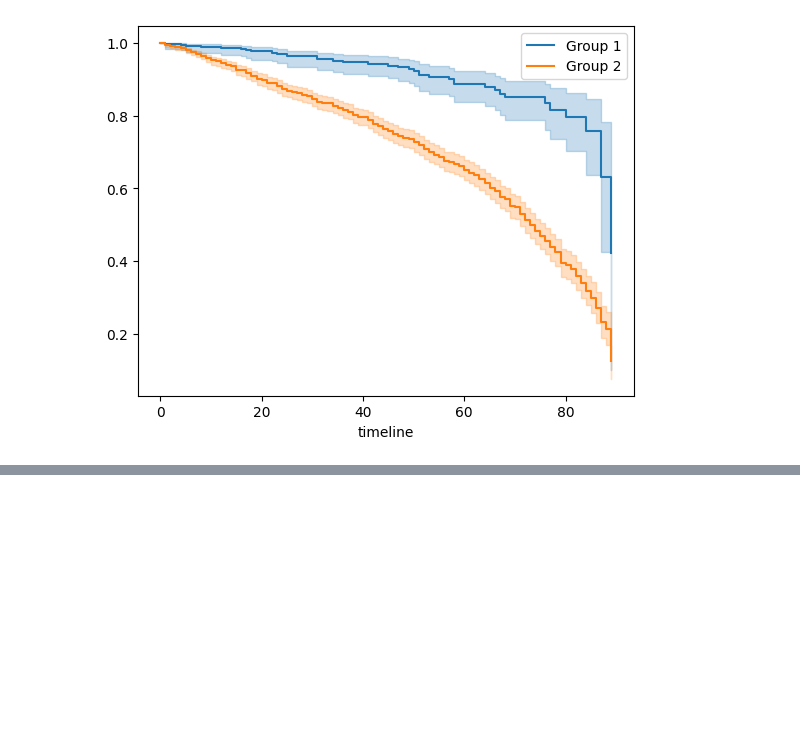
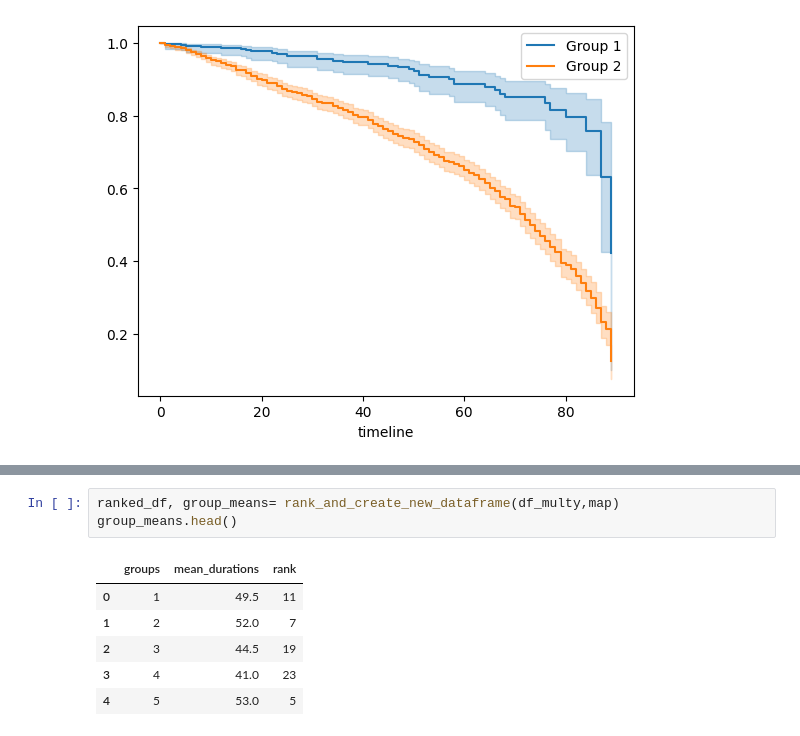
Before and after one commit to tsents/Statistical-Theory-Project, a Jupyter notebook: censored.ipynb, the cells around one changed output, grey strips where cells are left out. Cells and saved outputs as stored; diff of their text form; blank space fills up the shorter version.

```diff
--- a/censored.ipynb
+++ b/censored.ipynb
@@ -169,0 +259,10 @@ results.p_value
+# %%
+ranked_df, group_means= rank_and_create_new_dataframe(df_multy,map)
+group_means.head()
+# %% [output]
+|  | groups | mean_durations | rank |
+| 0 | 1 | 49.5 | 11 |
+| 1 | 2 | 52.0 | 7 |
+| 2 | 3 | 44.5 | 19 |
+| 3 | 4 | 41.0 | 23 |
+| 4 | 5 | 53.0 | 5 |
```
Also changed, not shown: parts of 16 cells of this notebook, 1 other file.
